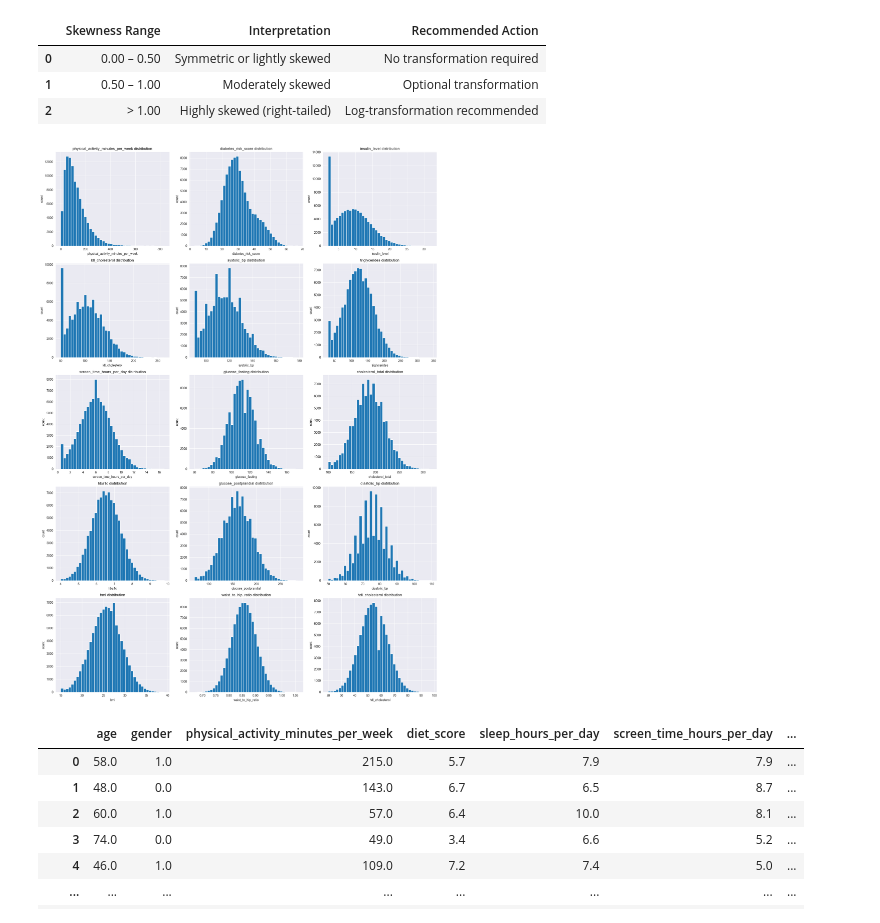
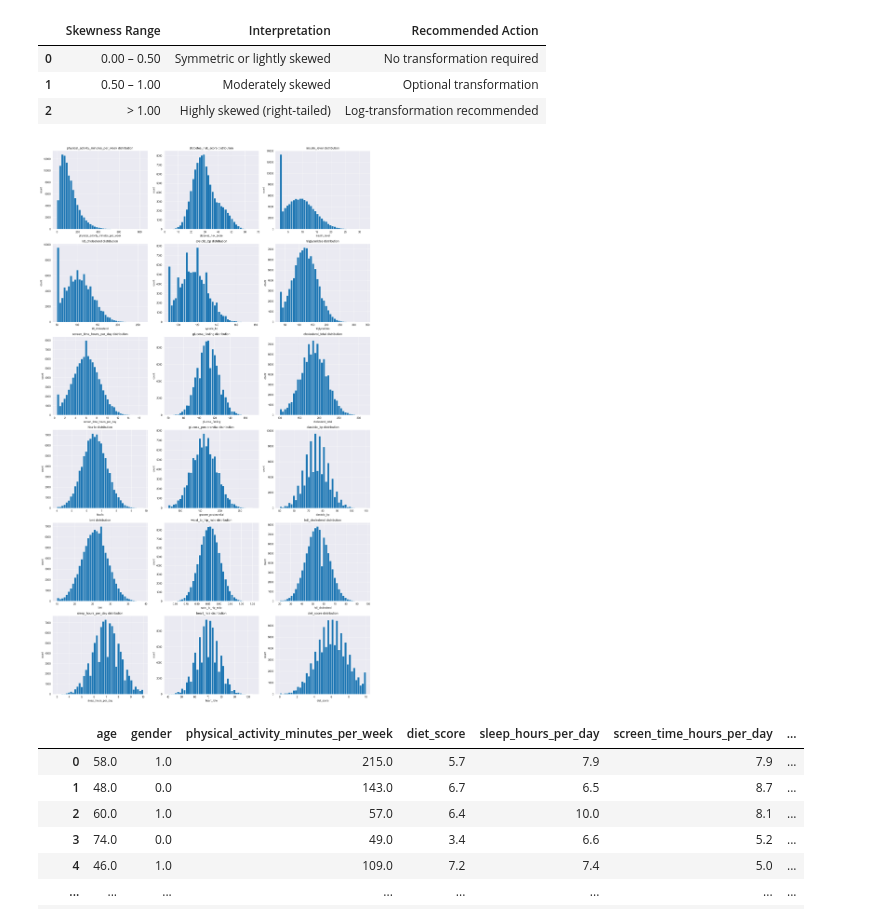
Before and after one commit to plamensve/diabets_health_indicators, a Jupyter notebook: notebooks/03_preprocessing.ipynb, the cells around one changed output. Drawn from its saved outputs; the diff is of its cells as text; code cells hidden in the pictures.

```diff
--- a/notebooks/03_preprocessing.ipynb
+++ b/notebooks/03_preprocessing.ipynb
@@ -99,28 +195,28 @@ skew_ranges
 | 1 | 0.50 – 1.00 | Moderately skewed | Optional transformation |
 | 2 | > 1.00 | Highly skewed (right-tailed) | Log-transformation recommended |
 # %%
-features = data[NUMERICAL_FEATURES].skew().sort_values(ascending=False).index[:15]
+features = data[NUMERICAL_FEATURES].skew().sort_values(ascending=False).index[:18]
 n = len(features)
 
 cols = 3
 rows = math.ceil(n / cols)
 
 fig, axes = plt.subplots(rows, cols, figsize=(18, 5 * rows))
 axes = axes.flatten()
 
 for ax, feature in zip(axes, features):
     ax.hist(data[feature], bins=40)
     ax.set_title(f'{feature} distribution')
     ax.set_xlabel(feature)
     ax.set_ylabel('count')
 
 for ax in axes[n:]:
     ax.set_visible(False)
 
 plt.tight_layout()
 plt.show()
 # %% [output]
-[figure, old version]
+[figure, new version]
 # %%
 data
 # %% [output]
```
Also changed, not shown: parts of 38 cells of this notebook, 1 other file.
